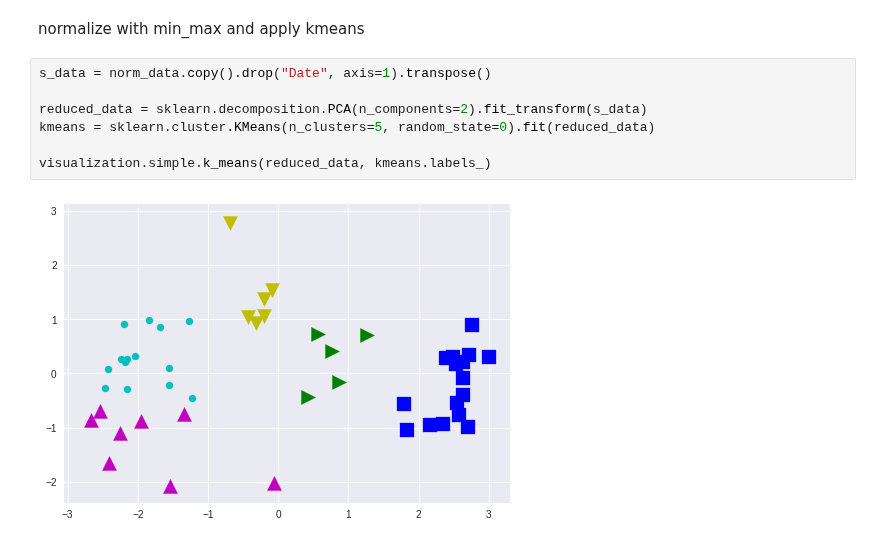
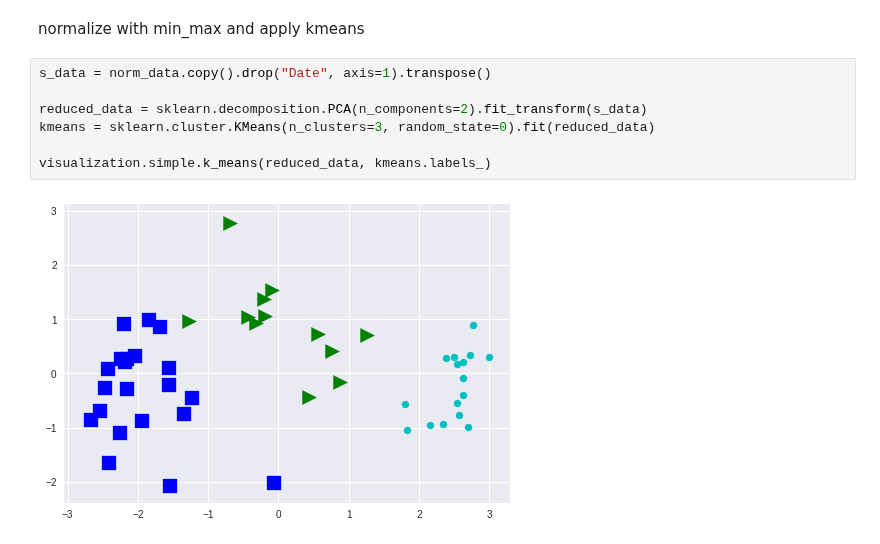
Before and after one commit to sebwdz/JobAnalysis, a Jupyter notebook: notebooks/ESA-CESATEM descriptive analysis.ipynb, the cells around one changed output. Saved outputs shown, nothing was run; the diff lists cells and outputs as text.

```diff
--- a/notebooks/ESA-CESATEM descriptive analysis.ipynb
+++ b/notebooks/ESA-CESATEM descriptive analysis.ipynb
@@ -111,9 +111,9 @@ normalize with min_max and apply kmeans
 # %%
 s_data = norm_data.copy().drop("Date", axis=1).transpose()
 
 reduced_data = sklearn.decomposition.PCA(n_components=2).fit_transform(s_data)
-kmeans = sklearn.cluster.KMeans(n_clusters=5, random_state=0).fit(reduced_data)
+kmeans = sklearn.cluster.KMeans(n_clusters=3, random_state=0).fit(reduced_data)
 
 visualization.simple.k_means(reduced_data, kmeans.labels_)
 # %% [output]
-[figure, old version]
+[figure, new version]
```
Also changed, not shown: 5 other files.
